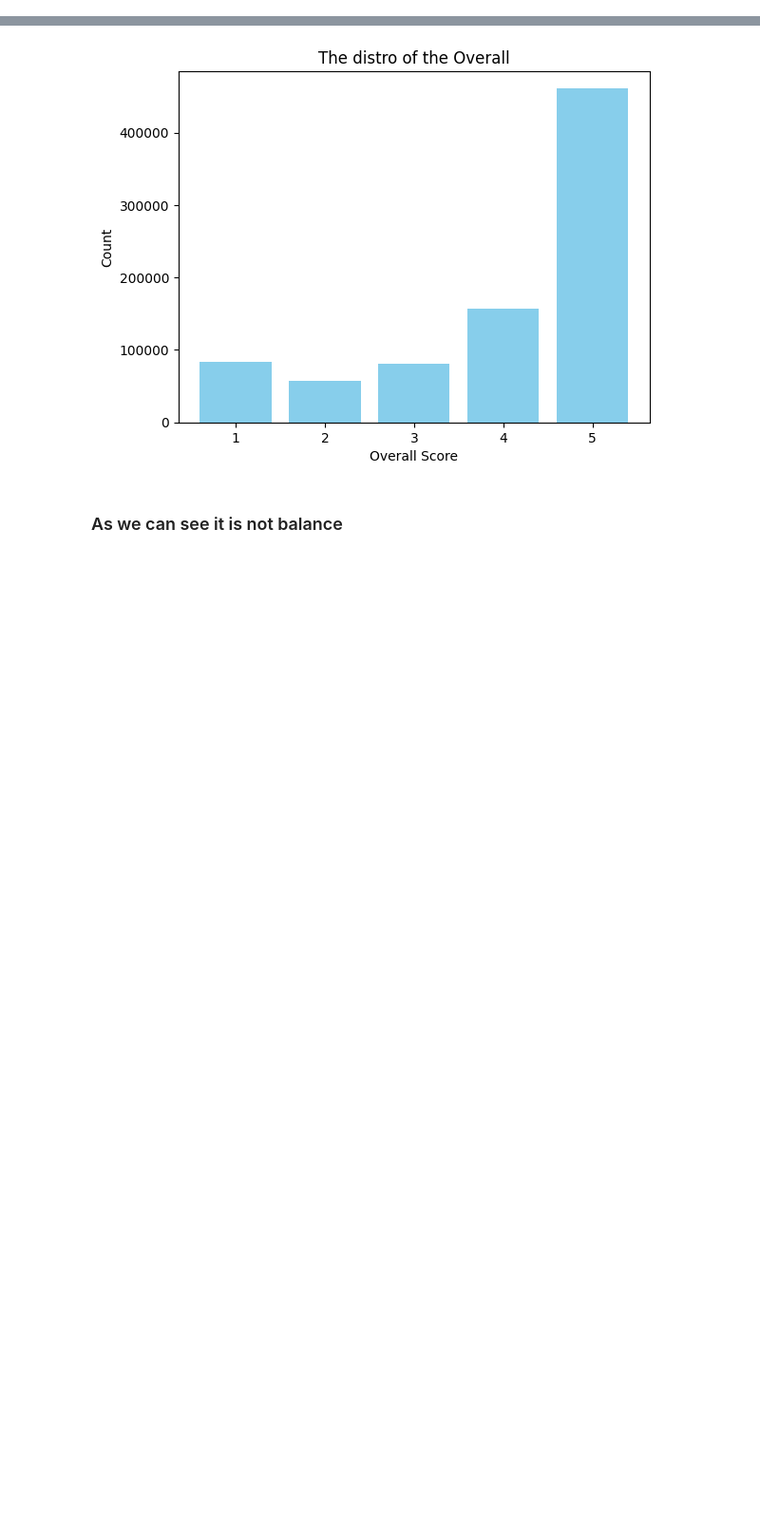
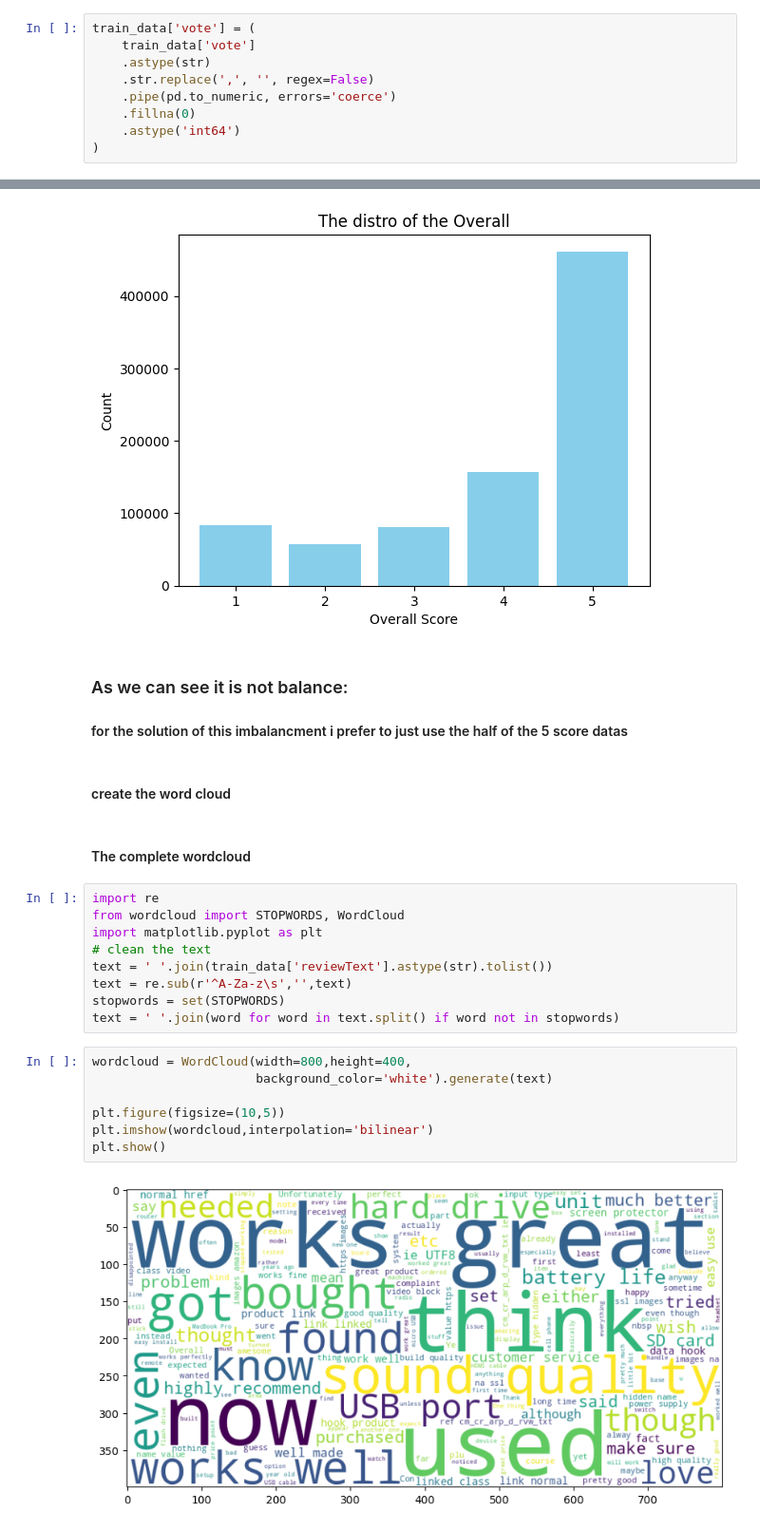
Before and after one commit to TahaAbszd/Sentiment-Analysis-NLP, a Jupyter notebook: Part1.ipynb, the cells around one changed output, grey strips where cells are left out. Shown at 95% size. Cells and saved outputs as stored; diff of their text form; blank space fills up the shorter version.

```diff
--- a/Part1.ipynb
+++ b/Part1.ipynb
@@ -14,6 +14,15 @@ train_data.head()
 | 2 | 4 | NaN | True | 2016-03-10 | A12JHGROAX49G7 | 0511189877 | NaN | Linwood | Got them and only 2 of them worke... | ... |
 | 3 | 5 | NaN | True | 2016-01-14 | A1KV65E2TMMG6F | 0511189877 | NaN | Dane Williams | I got tired of the remote being o... | ... |
 | 4 | 5 | NaN | True | 2016-10-20 | A280POPEWI0NSA | 0594459451 | NaN | Kristina H. | After purchasing cheap cords from... | ... |
+# %%
+train_data['vote'] = (
+    train_data['vote']
+    .astype(str)
+    .str.replace(',', '', regex=False)
+    .pipe(pd.to_numeric, errors='coerce')
+    .fillna(0)
+    .astype('int64')
+)
 # %%
 train_data.info()
 # %% [output]
@@ -68,4 +77,27 @@ plt.show()
 # %% [output]
 [figure]
 # %% [markdown]
-### As we can see it is not balance
+### As we can see it is not balance:
+#### for the solution of this imbalancment i prefer to just use the half of the 5 score datas
+# %% [markdown]
+#### create the word cloud
+# %% [markdown]
+#### The complete wordcloud
+# %%
+import re
+from wordcloud import STOPWORDS, WordCloud
+import matplotlib.pyplot as plt
+# clean the text
+text = ' '.join(train_data['reviewText'].astype(str).tolist())
+text = re.sub(r'^A-Za-z\s','',text)
+stopwords = set(STOPWORDS)
+text = ' '.join(word for word in text.split() if word not in stopwords)
+# %%
+wordcloud = WordCloud(width=800,height=400,
+                      background_color='white').generate(text)
+
+plt.figure(figsize=(10,5))
+plt.imshow(wordcloud,interpolation='bilinear')
+plt.show()
+# %% [output]
+[figure, added]
```
Also changed, not shown: parts of 12 cells of this notebook.
